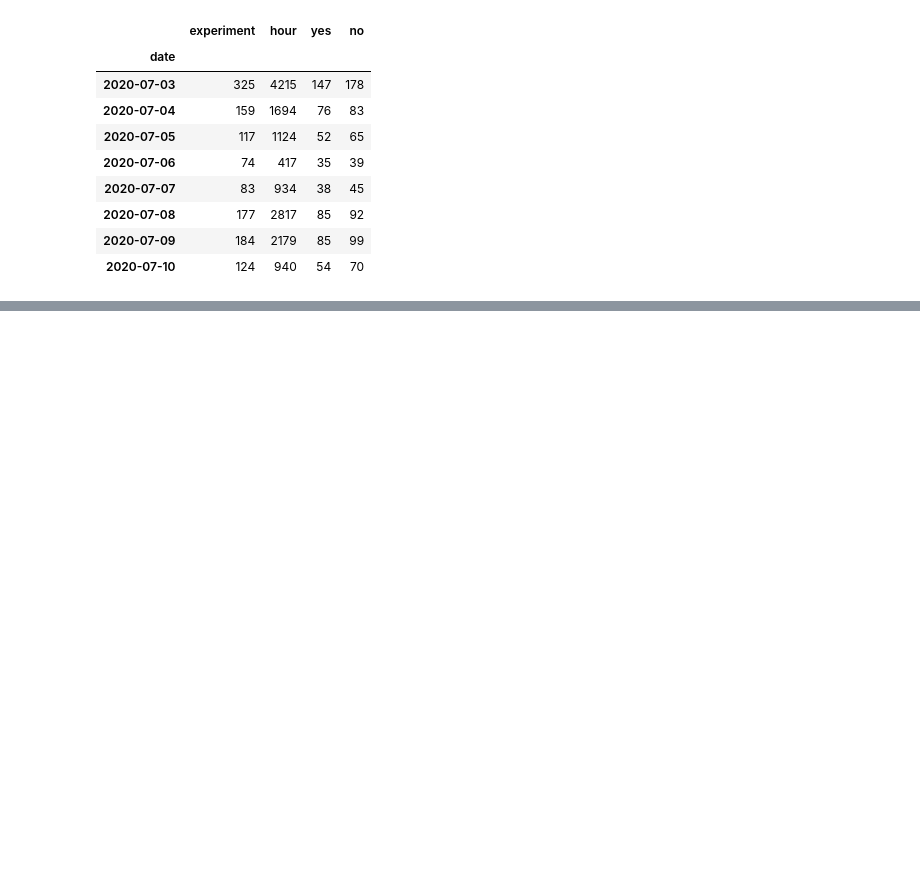
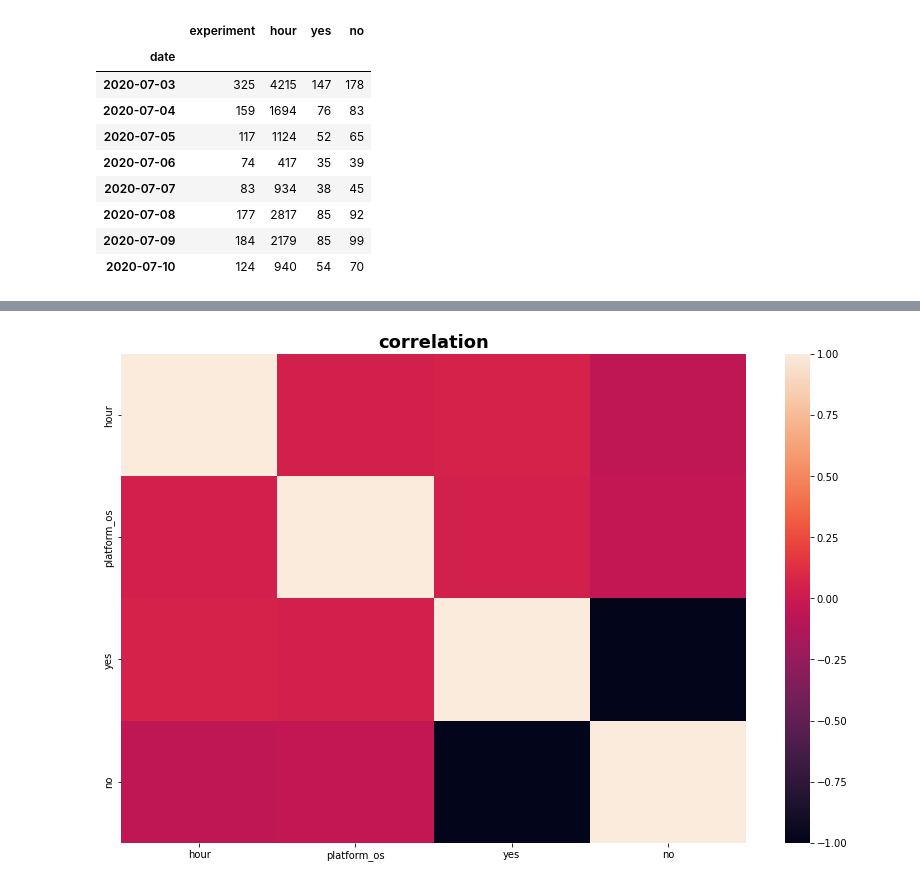
Before and after one commit to toussyn/abtest-mlops, a Jupyter notebook: notebooks/exploratory_data_analysis.ipynb, the cells around one changed output, grey strips where cells are left out. Saved outputs shown, nothing was run; the diff lists cells and outputs as text; code cells hidden in the pictures; blank space fills up the shorter version.

Commit message:
Feat(add): added the code base for exporation scripts such that more visualizations can be seen for exposed and control groups

```diff
--- a/notebooks/exploratory_data_analysis.ipynb
+++ b/notebooks/exploratory_data_analysis.ipynb
@@ -335,0 +352,5 @@ date_group_df
+# %%
+# correlation
+visualization.plot_heatmap_from_correlation(response.corr(), "correlation")
+# %% [output]
+[figure, added]
```
Also changed, not shown: parts of 8 cells of this notebook.
